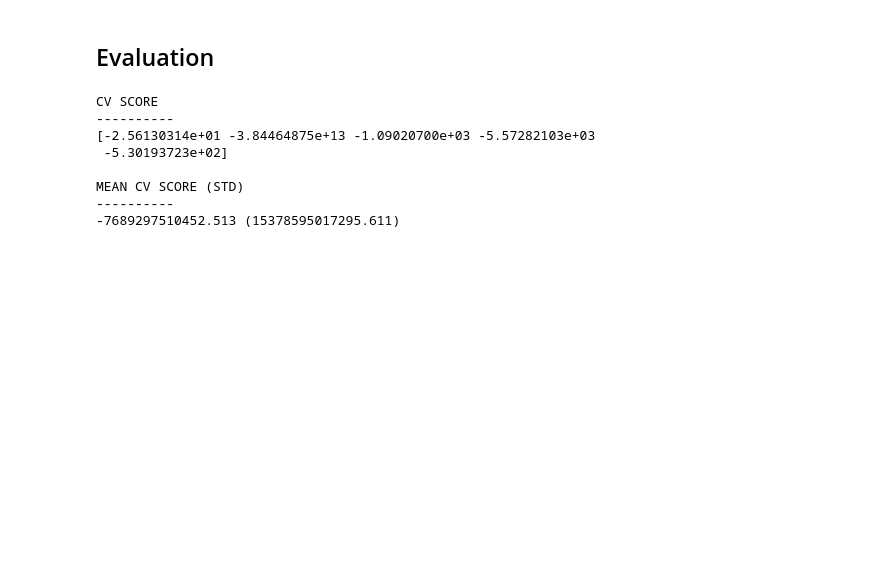
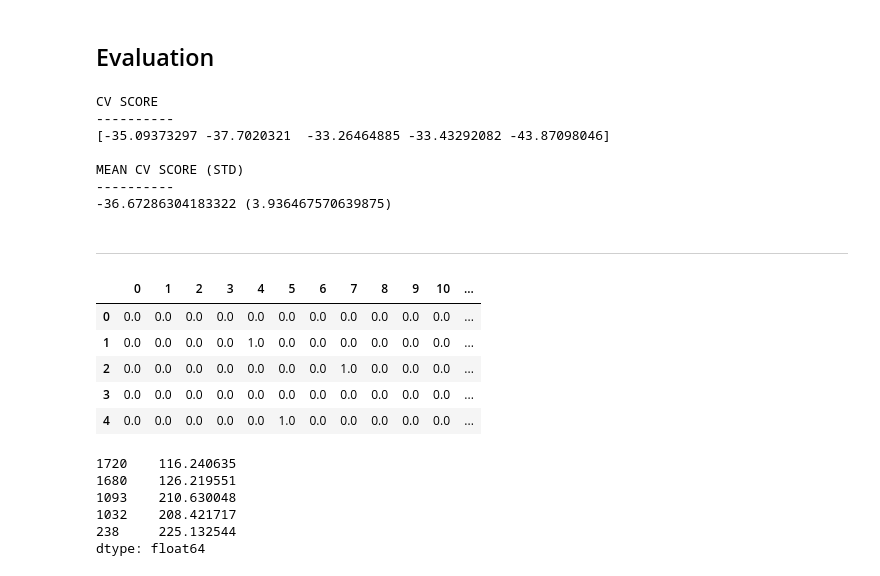
Before and after one commit to romainmartinez/mvc, a Jupyter notebook: mvc.ipynb, the cells around one changed output. Saved outputs shown, nothing was run; the diff lists cells and outputs as text; code cells hidden in the pictures; blank space fills up the shorter version.

Commit message:
re=implement complete pipeline

```diff
--- a/mvc.ipynb
+++ b/mvc.ipynb
@@ -304,2 +303,0 @@ pipeline_preprocessing = FeatureUnion(
-# %%
-pipeline_preprocessing.fit_transform(X_train)
@@ -332,3 +303,0 @@ Normalize(ref="test 05").fit_transform(u).head()
-# %%
-u = pipeline_preprocessing.fit_transform(X_train)
-u
@@ -433,2 +303,0 @@ pipeline_full = Pipeline(
-# %%
-pipeline_full.fit(X_train, y_train)
@@ -443,0 +327,7 @@ Pipeline(memory=None,
+# %%
+X_train2 = pipeline_preprocessing.fit_transform(X_train)
+y_train2 = (
+    pipeline_preprocessing.transformer_list[1][1]
+    .named_steps["normalize"]
+    .transform(y_train)
+)
@@ -465,7 +388,7 @@ def print_results(title, to_print):
 # %%
 from sklearn.model_selection import cross_val_score
 
-cv_score = cross_val_score(pipeline_full, X_train, y_train, cv=5, scoring=mape_scorer)
+cv_score = cross_val_score(model, X_train2, y_train2, cv=5, scoring=mape_scorer)
 
 print_results(title="cv score", to_print=cv_score)
 print_results(
@@ -474,9 +397,28 @@ print_results(
 # %% [output]
 CV SCORE
 ----------
-[-2.56130314e+01 -3.84464875e+13 -1.09020700e+03 -5.57282103e+03
- -5.30193723e+02]
+[-35.09373297 -37.7020321  -33.26464885 -33.43292082 -43.87098046]
 
 MEAN CV SCORE (STD)
 ----------
--7689297510452.513 (15378595017295.611)
+-36.67286304183322 (3.936467570639875)
+# %% [markdown]
+---
+# %%
+pd.DataFrame(X_train2).head()
+# %% [output]
+|  | 0 | 1 | 2 | 3 | 4 | 5 | 6 | 7 | 8 | 9 | 10 | ... |
+| 0 | 0.0 | 0.0 | 0.0 | 0.0 | 0.0 | 0.0 | 0.0 | 0.0 | 0.0 | 0.0 | 0.0 | ... |
+| 1 | 0.0 | 0.0 | 0.0 | 0.0 | 1.0 | 0.0 | 0.0 | 0.0 | 0.0 | 0.0 | 0.0 | ... |
+| 2 | 0.0 | 0.0 | 0.0 | 0.0 | 0.0 | 0.0 | 0.0 | 1.0 | 0.0 | 0.0 | 0.0 | ... |
+| 3 | 0.0 | 0.0 | 0.0 | 0.0 | 0.0 | 0.0 | 0.0 | 0.0 | 0.0 | 0.0 | 0.0 | ... |
+| 4 | 0.0 | 0.0 | 0.0 | 0.0 | 0.0 | 1.0 | 0.0 | 0.0 | 0.0 | 0.0 | 0.0 | ... |
+# %%
+pd.Series(y_train2).head()
+# %% [output]
+1720    116.240635
+1680    126.219551
+1093    210.630048
+1032    208.421717
+238     225.132544
+dtype: float64
```
Also changed, not shown: parts of 20 cells of this notebook, 1 other file.
